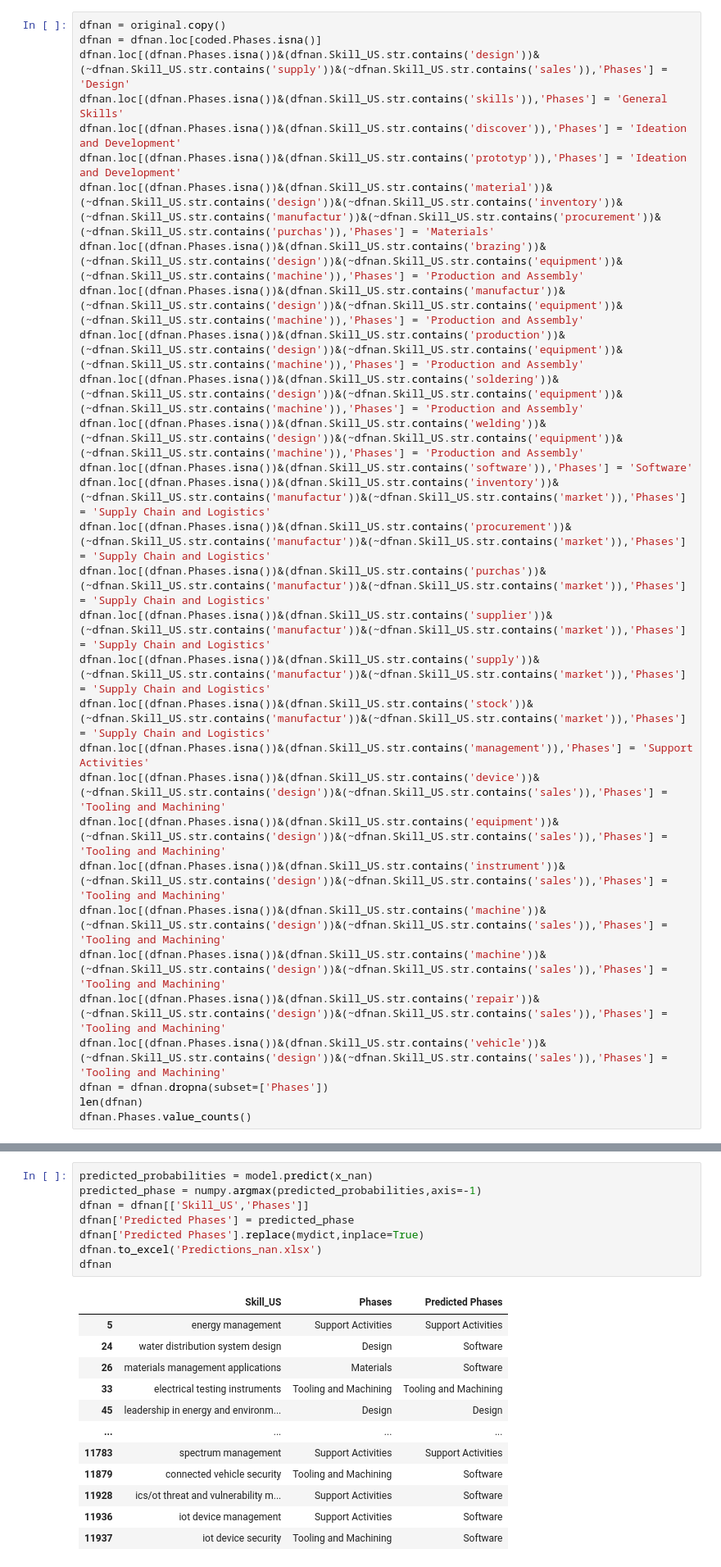
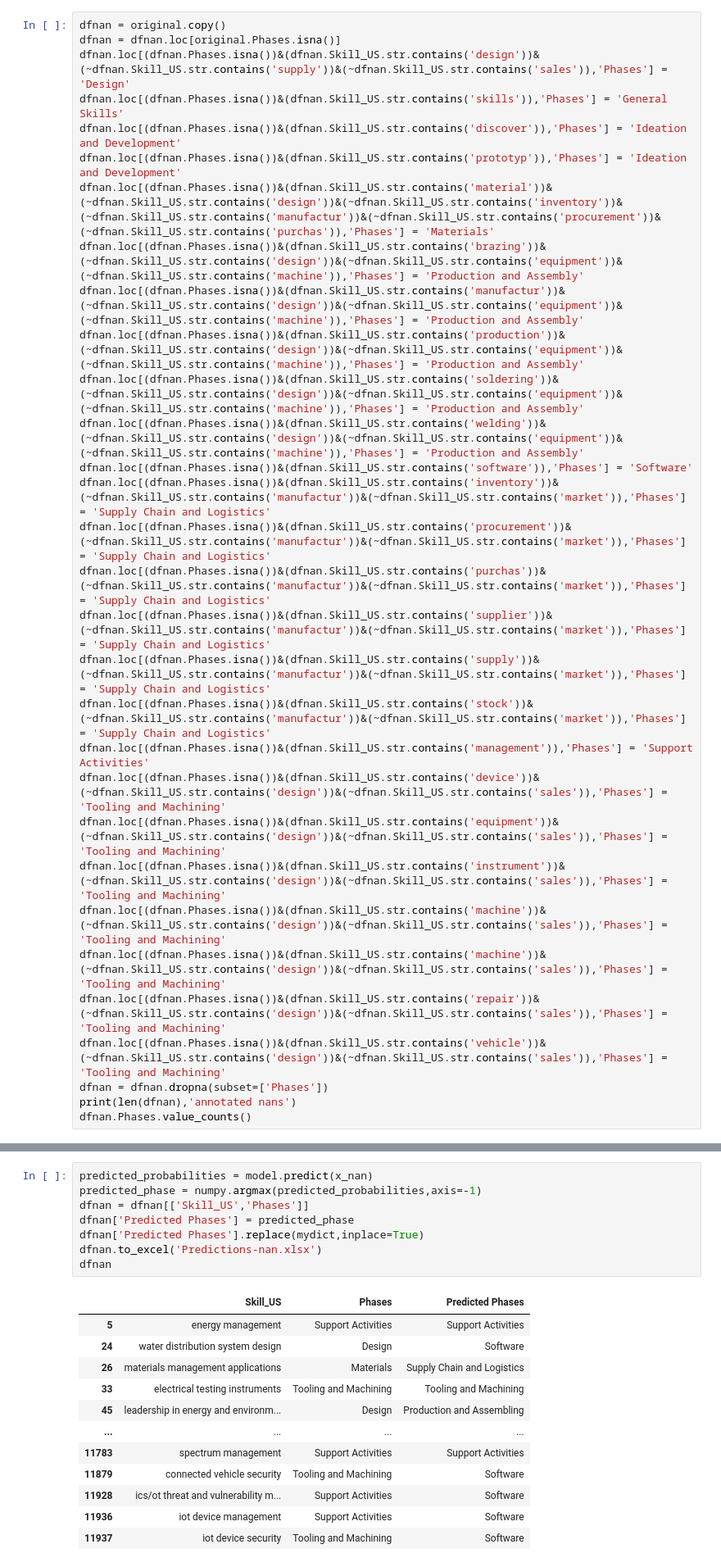
Before and after one commit to Ainhoa-Urtasun/AM-specialization, a Jupyter notebook: Phases.ipynb, the cells around one changed output, grey strips where cells are left out. Shown at 82% size. Cells and saved outputs as stored; diff of their text form.

```diff
--- a/Phases.ipynb
+++ b/Phases.ipynb
@@ -296,7 +296,7 @@ df
 ## NaNs
 # %%
 dfnan = original.copy()
-dfnan = dfnan.loc[coded.Phases.isna()]
+dfnan = dfnan.loc[original.Phases.isna()]
 dfnan.loc[(dfnan.Phases.isna())&(dfnan.Skill_US.str.contains('design'))&(~dfnan.Skill_US.str.contains('supply'))&(~dfnan.Skill_US.str.contains('sales')),'Phases'] = 'Design'
 dfnan.loc[(dfnan.Phases.isna())&(dfnan.Skill_US.str.contains('skills')),'Phases'] = 'General Skills'
 dfnan.loc[(dfnan.Phases.isna())&(dfnan.Skill_US.str.contains('discover')),'Phases'] = 'Ideation and Development'
@@ -323,6 +323,6 @@ dfnan.loc[(dfnan.Phases.isna())&(dfnan.Skill_US.str.contains('machine'))&(~dfnan
 dfnan.loc[(dfnan.Phases.isna())&(dfnan.Skill_US.str.contains('repair'))&(~dfnan.Skill_US.str.contains('design'))&(~dfnan.Skill_US.str.contains('sales')),'Phases'] = 'Tooling and Machining'
 dfnan.loc[(dfnan.Phases.isna())&(dfnan.Skill_US.str.contains('vehicle'))&(~dfnan.Skill_US.str.contains('design'))&(~dfnan.Skill_US.str.contains('sales')),'Phases'] = 'Tooling and Machining'
 dfnan = dfnan.dropna(subset=['Phases'])
-len(dfnan)
+print(len(dfnan),'annotated nans')
 dfnan.Phases.value_counts()
 # %% [output]
@@ -352,18 +353,18 @@ Accuracy on nans dataset: 0.6324387192726135
 # %%
 predicted_probabilities = model.predict(x_nan)
 predicted_phase = numpy.argmax(predicted_probabilities,axis=-1)
 dfnan = dfnan[['Skill_US','Phases']]
 dfnan['Predicted Phases'] = predicted_phase
 dfnan['Predicted Phases'].replace(mydict,inplace=True)
-dfnan.to_excel('Predictions_nan.xlsx')
+dfnan.to_excel('Predictions-nan.xlsx')
 dfnan
 # %% [output]
 |  | Skill_US | Phases | Predicted Phases |
 | 5 | energy management | Support Activities | Support Activities |
 | 24 | water distribution system design | Design | Software |
-| 26 | materials management applications | Materials | Software |
+| 26 | materials management applications | Materials | Supply Chain and Logistics |
 | 33 | electrical testing instruments | Tooling and Machining | Tooling and Machining |
-| 45 | leadership in energy and environm... | Design | Design |
+| 45 | leadership in energy and environm... | Design | Production and Assembling |
 | ... | ... | ... | ... |
 | 11783 | spectrum management | Support Activities | Support Activities |
 | 11879 | connected vehicle security | Tooling and Machining | Software |
```
Also changed, not shown: parts of 11 cells of this notebook, 8 other files.
